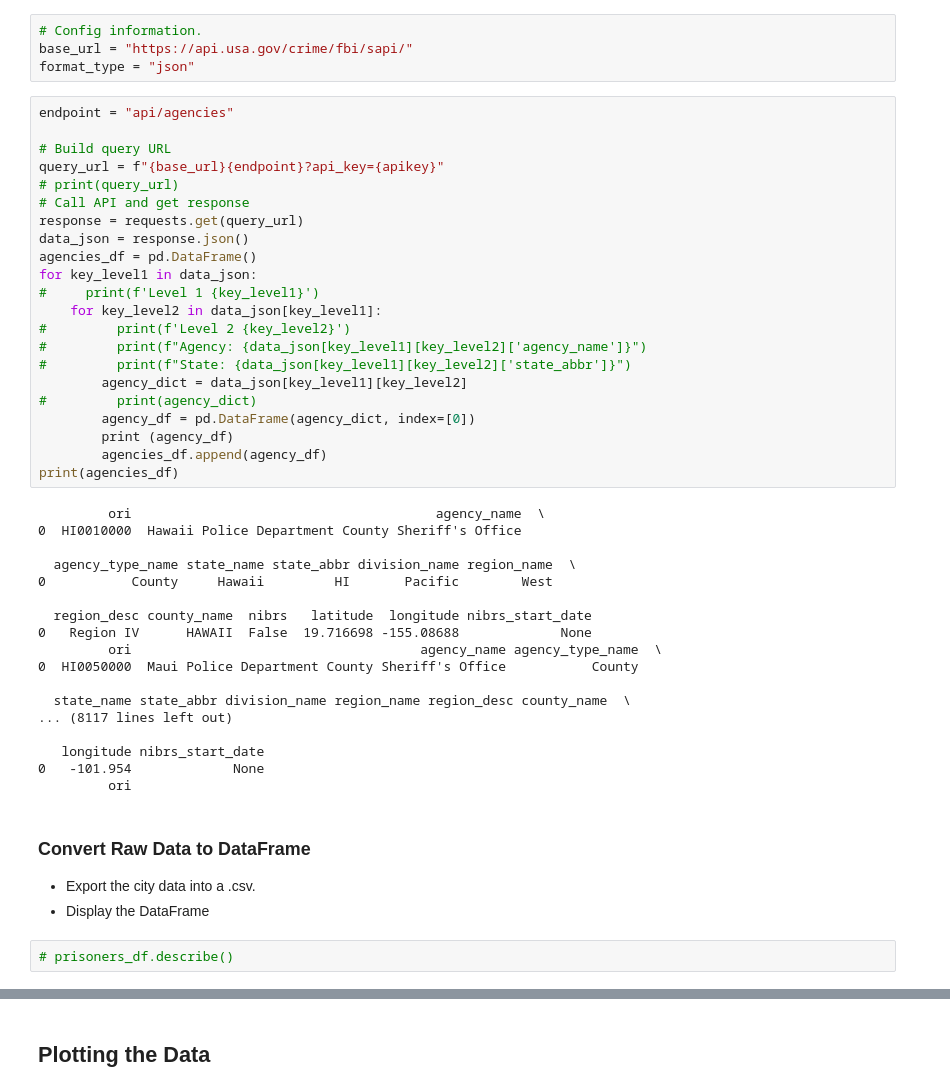
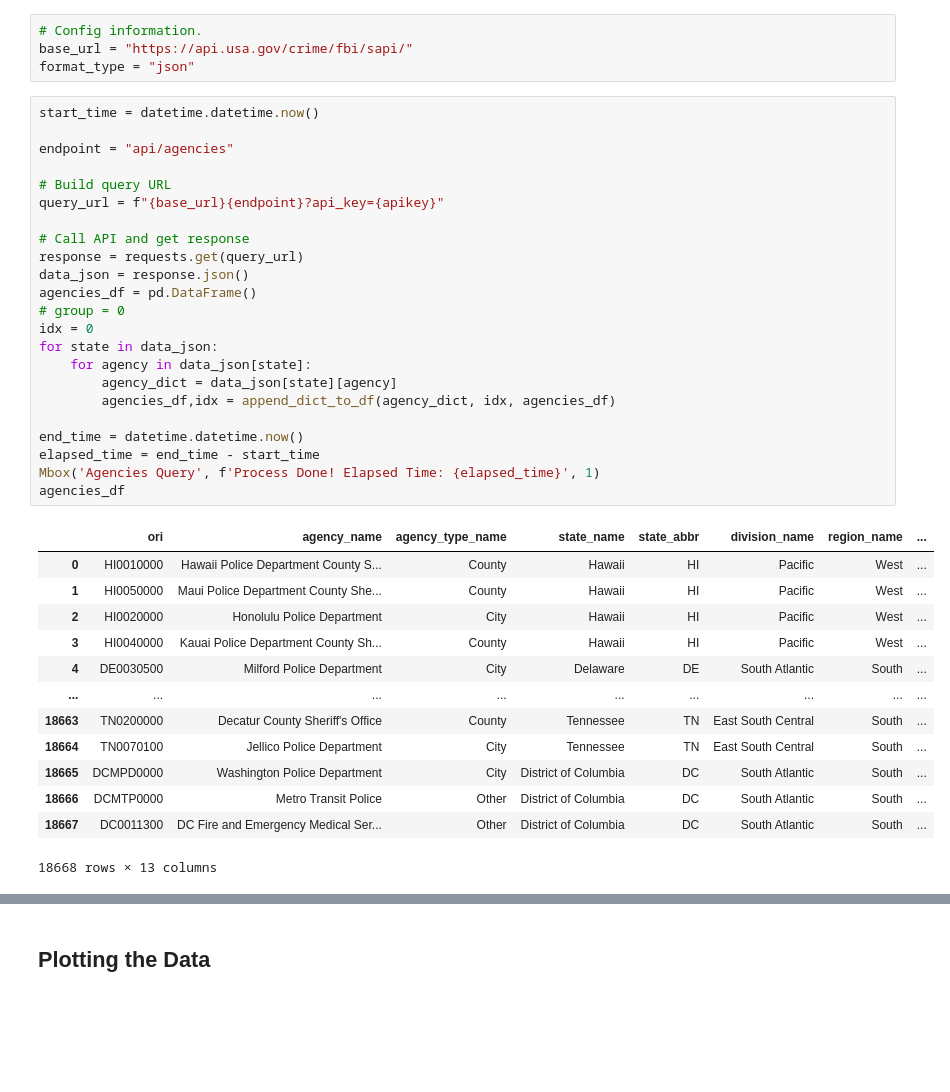
Before and after one commit to melindaeudy/Project_1, a Jupyter notebook: fbiPy.ipynb, the cells around one changed output, grey strips where cells are left out. Drawn from its saved outputs; the diff is of its cells as text; blank space fills up the shorter version.

```diff
--- a/fbiPy.ipynb
+++ b/fbiPy.ipynb
@@ -26,48 +77,39 @@ from config import apikey
 base_url = "https://api.usa.gov/crime/fbi/sapi/"
 format_type = "json"
 # %%
+start_time = datetime.datetime.now()
+
 endpoint = "api/agencies"
 
 # Build query URL
 query_url = f"{base_url}{endpoint}?api_key={apikey}"
-# print(query_url)
+
 # Call API and get response
 response = requests.get(query_url)
 data_json = response.json()
 agencies_df = pd.DataFrame()
-for key_level1 in data_json:
-#     print(f'Level 1 {key_level1}')
-    for key_level2 in data_json[key_level1]:
-#         print(f'Level 2 {key_level2}')
-#         print(f"Agency: {data_json[key_level1][key_level2]['agency_name']}")
-#         print(f"State: {data_json[key_level1][key_level2]['state_abbr']}")
-        agency_dict = data_json[key_level1][key_level2]
-#         print(agency_dict)
-        agency_df = pd.DataFrame(agency_dict, index=[0])
-        print (agency_df)
-        agencies_df.append(agency_df)
-print(agencies_df)
+# group = 0
+idx = 0
+for state in data_json:
+    for agency in data_json[state]:
+        agency_dict = data_json[state][agency]
+        agencies_df,idx = append_dict_to_df(agency_dict, idx, agencies_df)
+
+end_time = datetime.datetime.now()
+elapsed_time = end_time - start_time
+Mbox('Agencies Query', f'Process Done! Elapsed Time: {elapsed_time}', 1)
+agencies_df
 # %% [output]
+|  | ori | agency_name | agency_type_name | state_name | state_abbr | division_name | region_name | ... |
+| 0 | HI0010000 | Hawaii Police Department County S... | County | Hawaii | HI | Pacific | West | ... |
+| 1 | HI0050000 | Maui Police Department County She... | County | Hawaii | HI | Pacific | West | ... |
+| 2 | HI0020000 | Honolulu Police Department | City | Hawaii | HI | Pacific | West | ... |
+| 3 | HI0040000 | Kauai Police Department County Sh... | County | Hawaii | HI | Pacific | West | ... |
+| 4 | DE0030500 | Milford Police Department | City | Delaware | DE | South Atlantic | South | ... |
+| ... | ... | ... | ... | ... | ... | ... | ... | ... |
+| 18663 | TN0200000 | Decatur County Sheriff's Office | County | Tennessee | TN | East South Central | South | ... |
+| 18664 | TN0070100 | Jellico Police Department | City | Tennessee | TN | East South Central | South | ... |
+| 18665 | DCMPD0000 | Washington Police Department | City | District of Columbia | DC | South Atlantic | South | ... |
+| 18666 | DCMTP0000 | Metro Transit Police | Other | District of Columbia | DC | South Atlantic | South | ... |
+| 18667 | DC0011300 | DC Fire and Emergency Medical Ser... | Other | District of Columbia | DC | South Atlantic | South | ... |
-         ori                                       agency_name  \
-0  HI0010000  Hawaii Police Department County Sheriff's Office
-
-  agency_type_name state_name state_abbr division_name region_name  \
-0           County     Hawaii         HI       Pacific        West
-
-  region_desc county_name  nibrs   latitude  longitude nibrs_start_date
-0   Region IV      HAWAII  False  19.716698 -155.08688             None
-         ori                                     agency_name agency_type_name  \
-0  HI0050000  Maui Police Department County Sheriff's Office           County
-
-  state_name state_abbr division_name region_name region_desc county_name  \
-... (8117 lines left out)
-
-   longitude nibrs_start_date
-0   -101.954             None
-         ori
+18668 rows × 13 columns
-# %% [markdown]
-### Convert Raw Data to DataFrame
-* Export the city data into a .csv.
-* Display the DataFrame
-# %%
-# prisoners_df.describe()
```
Also changed, not shown: parts of 9 cells of this notebook, 1 other file.
